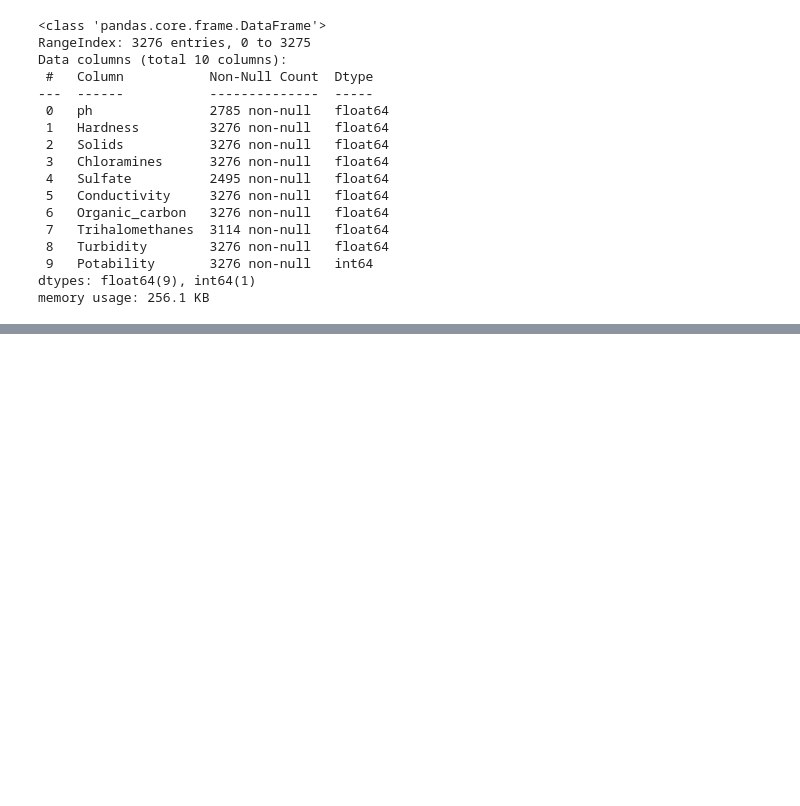
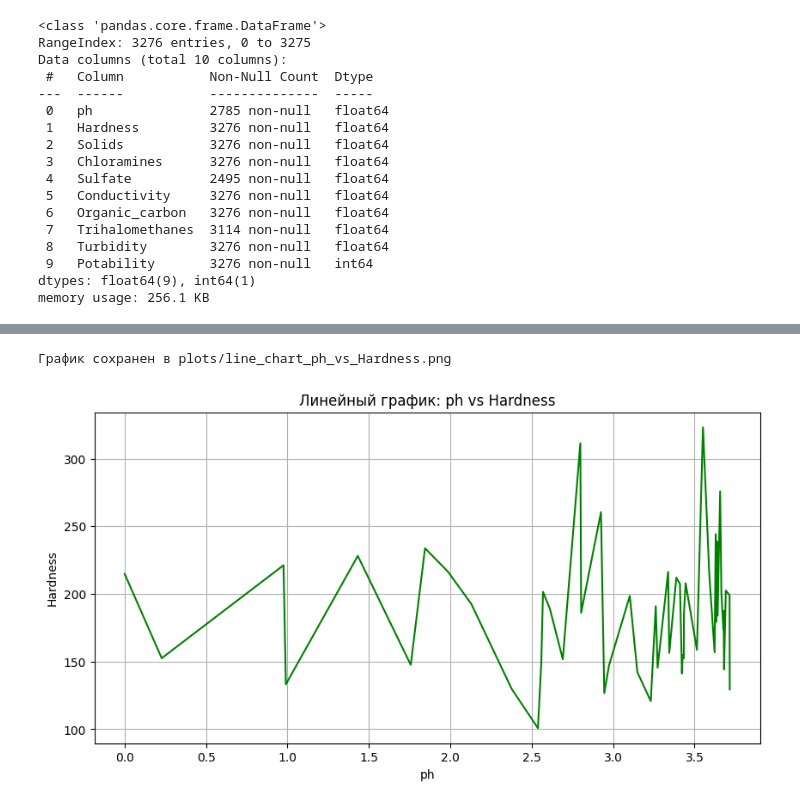
Before and after one commit to lyubashaa/data_science, a Jupyter notebook: HW2/HW2.ipynb, the cells around one changed output, grey strips where cells are left out. Saved outputs shown, nothing was run; the diff lists cells and outputs as text; code cells hidden in the pictures; blank space fills up the shorter version.

```diff
--- a/HW2/HW2.ipynb
+++ b/HW2/HW2.ipynb
@@ -55,0 +132,6 @@ df.describe()
+# %%
+# Строим линейный график с ограничением на 50 точек
+visualizer.plot_line_chart(x_column='ph', y_column='Hardness', color='green', save=True, limit=50, markers=False)
+# %% [output]
+График сохранен в plots/line_chart_ph_vs_Hardness.png
+[figure, added]
```
Also changed, not shown: parts of 8 cells of this notebook, 8 other files.
